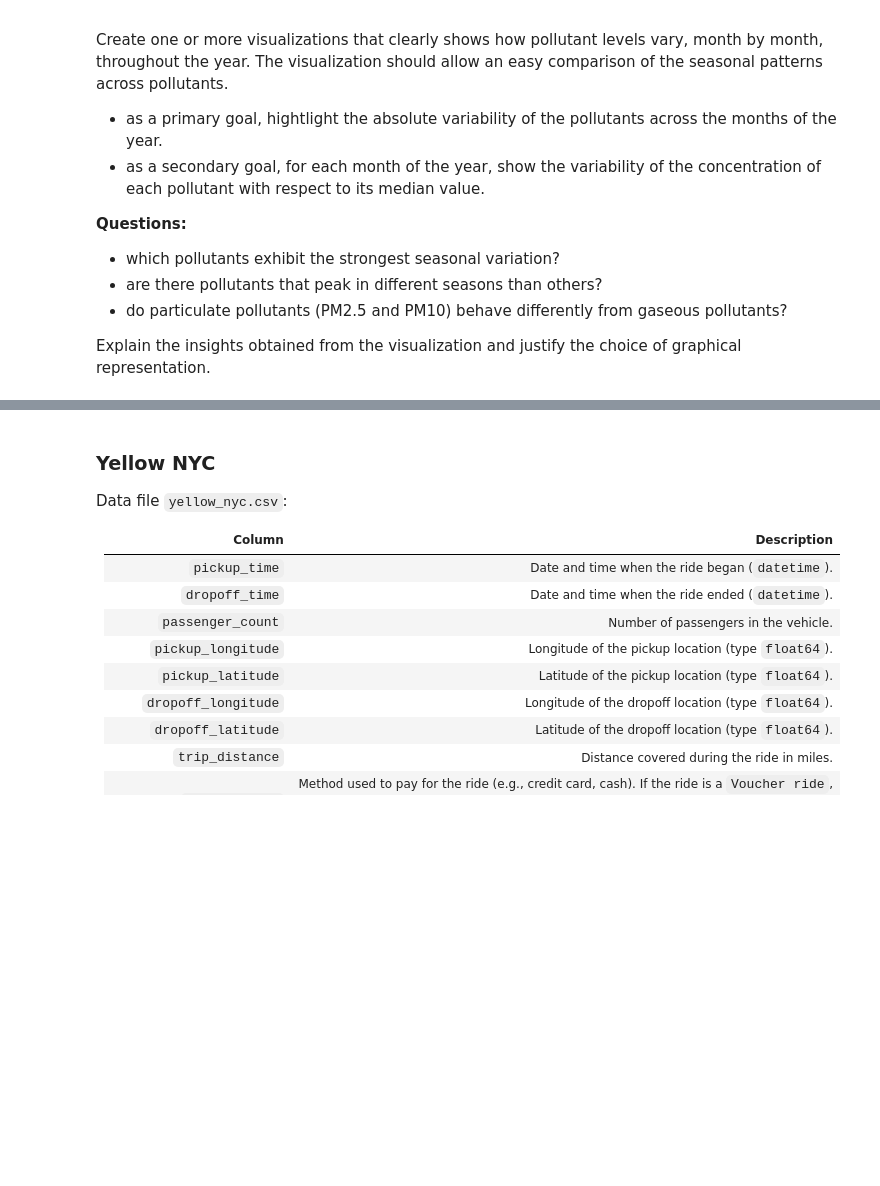
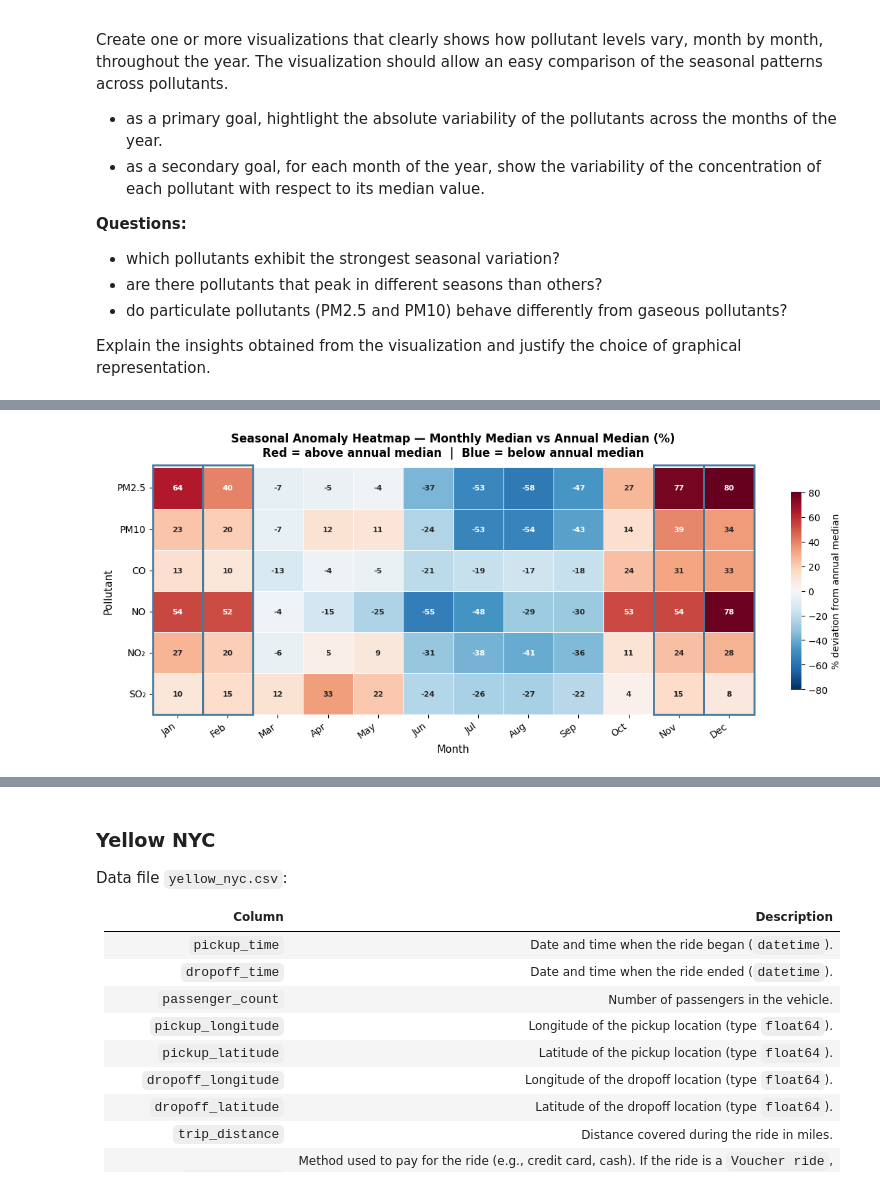
Before and after one commit to micheleminuti/python-data-visualization, a Jupyter notebook: assignment_1.ipynb, the cells around one changed output, grey strips where cells are left out. Drawn from its saved outputs; the diff is of its cells as text; code cells hidden in the pictures; blank space fills up the shorter version.

```diff
--- a/assignment_1.ipynb
+++ b/assignment_1.ipynb
@@ -1250,0 +1610,51 @@ Explain the insights obtained from the visualization and justify the choice of g
+# %%
+fig2, ax = plt.subplots(figsize=(12, 5))
+
+# ── Symmetric colour scale centred on 0 ──────────────────────────────────────
+# Cap at ±150% so extreme outlier months don't crush the palette
+ABS_MAX = min(anomaly.abs().max().max(), 150)
+
+sns.heatmap(
+    anomaly.T,                  # transpose: rows=pollutants, cols=months
+    cmap="RdBu_r",              # red = above median, blue = below median
+    center=0,
+    vmin=-ABS_MAX,
+    vmax=ABS_MAX,
+    annot=True,
+    fmt=".0f",
+    linewidths=0.5,
+    linecolor="white",
+    square=False,
+    cbar_kws={
+        "label" : "% deviation from annual median",
+        "shrink": 0.8,
+    },
+    annot_kws={"size": 8, "weight": "bold"},
+    ax=ax
+)
+
+ax.set_xlabel("Month", fontsize=11)
+ax.set_ylabel("Pollutant", fontsize=11)
+ax.set_xticklabels(MONTH_ABBR, fontsize=10, rotation=35, ha="right")
+ax.set_yticklabels(ax.get_yticklabels(), rotation=0, fontsize=10)
+
+ax.set_title(
+    "Seasonal Anomaly Heatmap — Monthly Median vs Annual Median (%)\n"
+    "Red = above annual median  |  Blue = below annual median",
+    fontsize=12, fontweight="bold", pad=12
+)
+
+# ── Mark winter band ──────────────────────────────────────────────────────────
+for m_idx, month in enumerate(MONTH_ABBR):
+    if month in ["Jan", "Feb", "Nov", "Dec"]:
+        ax.add_patch(plt.Rectangle(
+            (m_idx, -0.05), 1, len(POLLUTANTS) + 0.05,
+            fill=False, edgecolor="#457B9D",
+            linewidth=2, clip_on=False, zorder=5
+        ))
+
+plt.tight_layout()
+plt.savefig("ex5_anomaly_heatmap.png", dpi=150, bbox_inches="tight")
+plt.show()
+# %% [output]
+[figure, added]
```
Also changed, not shown: parts of 59 cells of this notebook, 2 other files.
